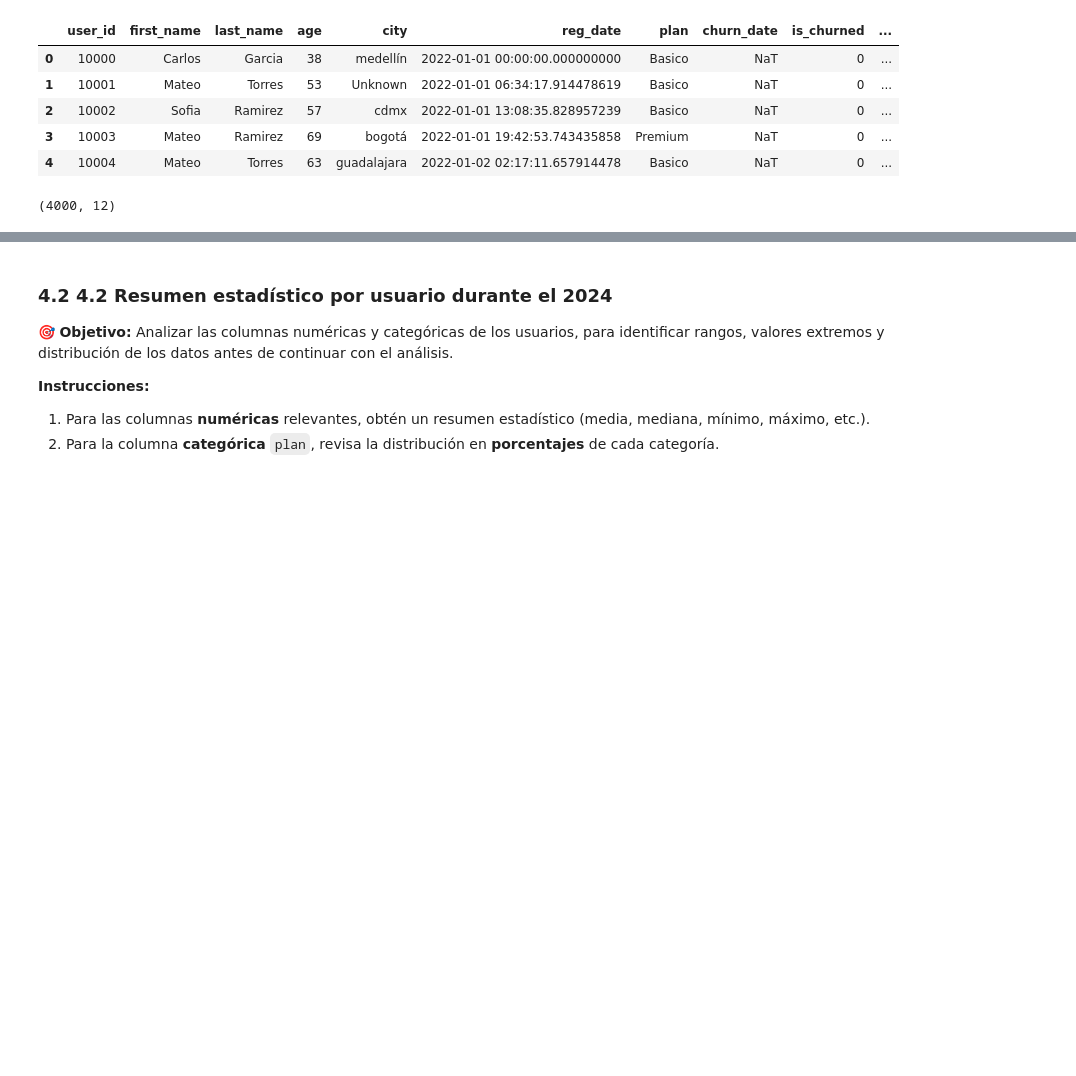
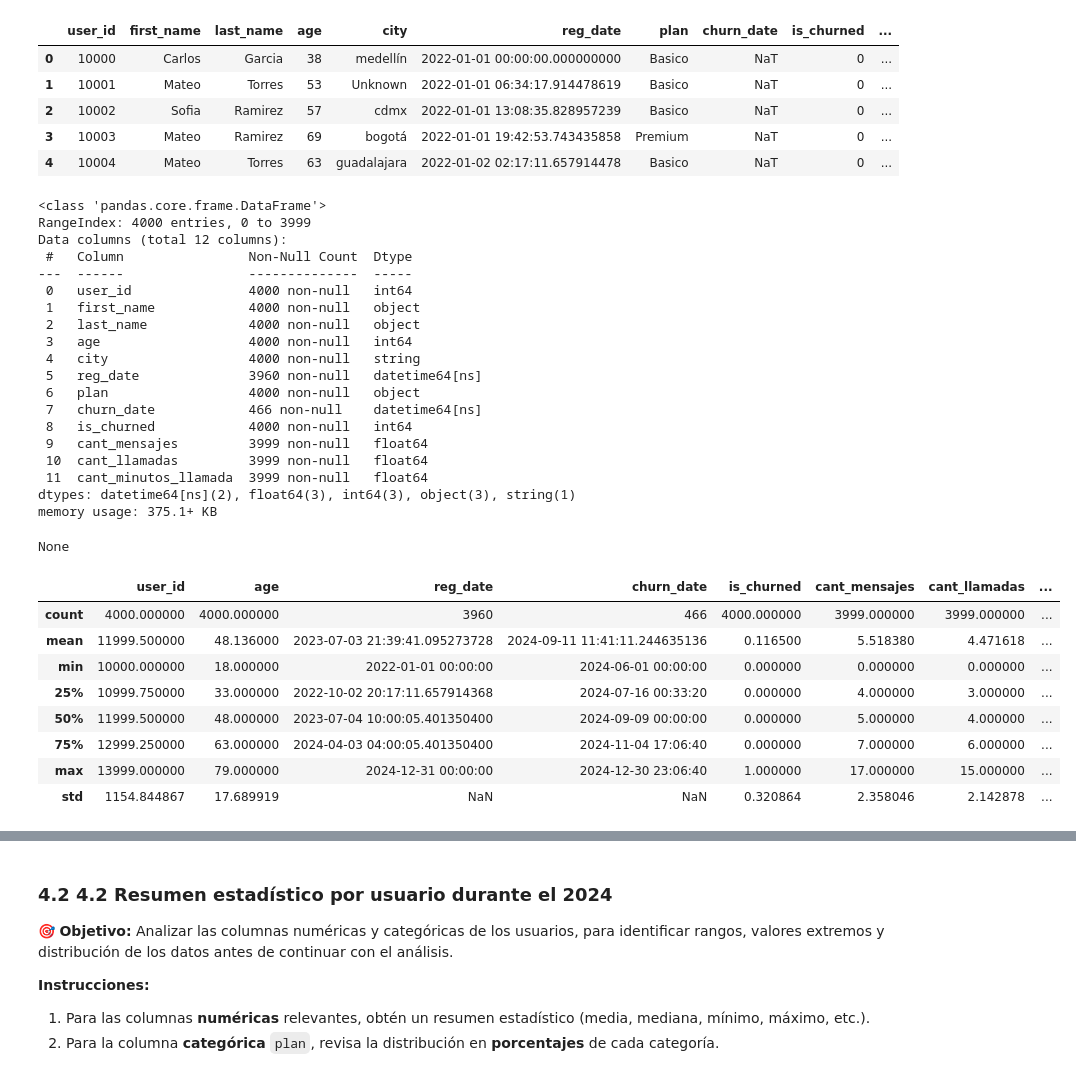
Before and after one commit to FithoGerardo/Analysis-of-a-telecommunications-company, a Jupyter notebook: Fitho_S7 Version-Estudiante-Project-ConnectaTel.ipynb, the cells around one changed output, grey strips where cells are left out. Drawn from its saved outputs; the diff is of its cells as text; code cells hidden in the pictures; blank space fills up the shorter version.

```diff
--- a/Fitho_S7 Version-Estudiante-Project-ConnectaTel.ipynb
+++ b/Fitho_S7 Version-Estudiante-Project-ConnectaTel.ipynb
@@ -1115,5 +1115,35 @@ user_profile.head(5)
 | 4 | 10004 | Mateo | Torres | 63 | guadalajara | 2022-01-02 02:17:11.657914478 | Basico | NaT | 0 | ... |
 # %%
 user_profile.shape
+display(user_profile.info())
+display(user_profile.describe())
 # %% [output]
-(4000, 12)
+<class 'pandas.core.frame.DataFrame'>
+RangeIndex: 4000 entries, 0 to 3999
+Data columns (total 12 columns):
+ #   Column                Non-Null Count  Dtype
+---  ------                --------------  -----
+ 0   user_id               4000 non-null   int64
+ 1   first_name            4000 non-null   object
+ 2   last_name             4000 non-null   object
+ 3   age                   4000 non-null   int64
+ 4   city                  4000 non-null   string
+ 5   reg_date              3960 non-null   datetime64[ns]
+ 6   plan                  4000 non-null   object
+ 7   churn_date            466 non-null    datetime64[ns]
+ 8   is_churned            4000 non-null   int64
+ 9   cant_mensajes         3999 non-null   float64
+ 10  cant_llamadas         3999 non-null   float64
+ 11  cant_minutos_llamada  3999 non-null   float64
+dtypes: datetime64[ns](2), float64(3), int64(3), object(3), string(1)
+memory usage: 375.1+ KB
+None
+|  | user_id | age | reg_date | churn_date | is_churned | cant_mensajes | cant_llamadas | ... |
+| count | 4000.000000 | 4000.000000 | 3960 | 466 | 4000.000000 | 3999.000000 | 3999.000000 | ... |
+| mean | 11999.500000 | 48.136000 | 2023-07-03 21:39:41.095273728 | 2024-09-11 11:41:11.244635136 | 0.116500 | 5.518380 | 4.471618 | ... |
+| min | 10000.000000 | 18.000000 | 2022-01-01 00:00:00 | 2024-06-01 00:00:00 | 0.000000 | 0.000000 | 0.000000 | ... |
+| 25% | 10999.750000 | 33.000000 | 2022-10-02 20:17:11.657914368 | 2024-07-16 00:33:20 | 0.000000 | 4.000000 | 3.000000 | ... |
+| 50% | 11999.500000 | 48.000000 | 2023-07-04 10:00:05.401350400 | 2024-09-09 00:00:00 | 0.000000 | 5.000000 | 4.000000 | ... |
+| 75% | 12999.250000 | 63.000000 | 2024-04-03 04:00:05.401350400 | 2024-11-04 17:06:40 | 0.000000 | 7.000000 | 6.000000 | ... |
+| max | 13999.000000 | 79.000000 | 2024-12-31 00:00:00 | 2024-12-30 23:06:40 | 1.000000 | 17.000000 | 15.000000 | ... |
+| std | 1154.844867 | 17.689919 | NaN | NaN | 0.320864 | 2.358046 | 2.142878 | ... |
```
Also changed, not shown: parts of 6 cells of this notebook.
